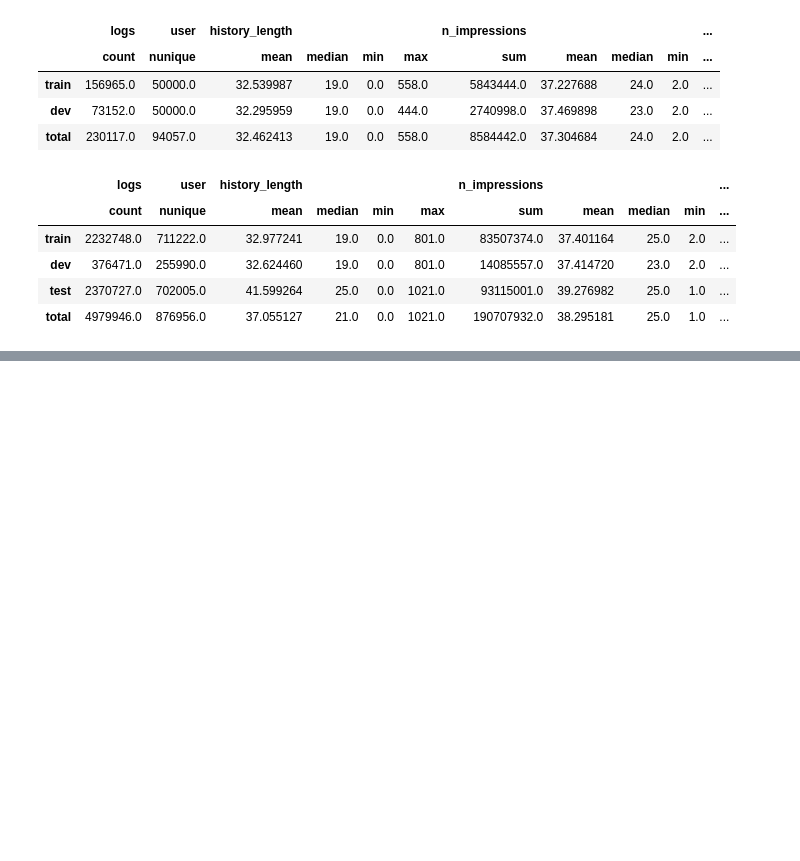
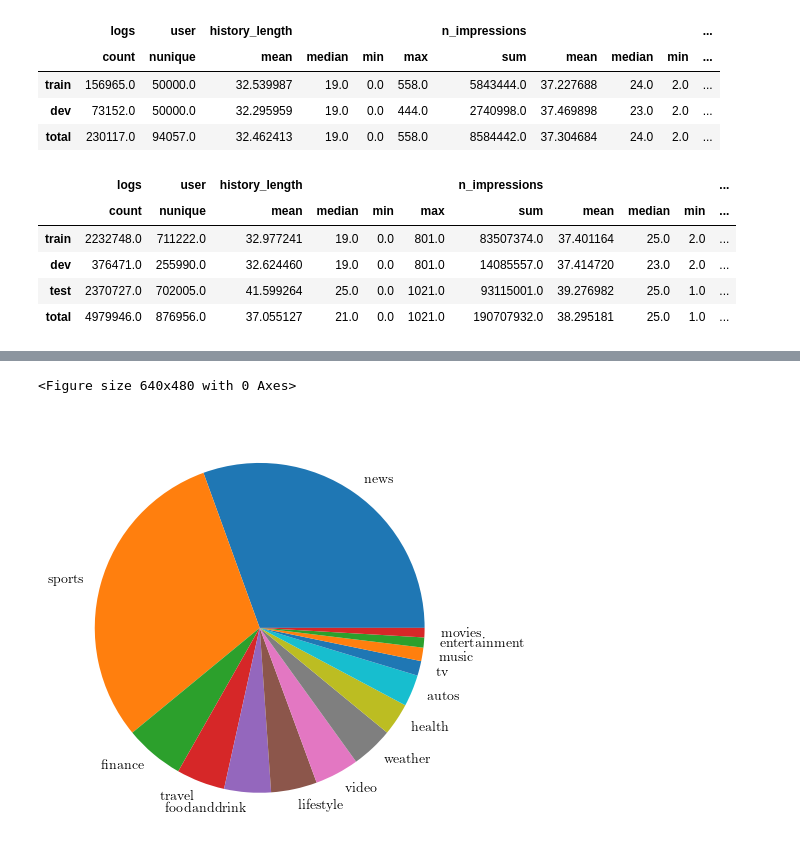
Before and after one commit to koengommers/news-recommendation, a Jupyter notebook: notebooks/Data.ipynb, the cells around one changed output, grey strips where cells are left out. Drawn from its saved outputs; the diff is of its cells as text; code cells hidden in the pictures; blank space fills up the shorter version.

```diff
--- a/notebooks/Data.ipynb
+++ b/notebooks/Data.ipynb
@@ -85,0 +154,17 @@ impression_stats("large")
+# %%
+pie = news.category.value_counts().plot.pie(labeldistance=1.1, legend=False)
+wedges, labels = pie.get_legend_handles_labels()
+colors = [wedge.get_facecolor() for wedge in wedges]
+color_map = dict(zip(labels, colors))
+plt.clf()
+# %% [output]
+<Figure size 640x480 with 0 Axes>
+# %%
+minimum = 100
+category_count = news.category.value_counts()
+included_categories = category_count[category_count >= minimum]
+with plot_latex_style():
+    included_categories.plot.pie(ylabel="", figsize=get_figsize(fraction=0.8, aspect_ratio=1))
+    plt.savefig(os.path.join(cfg.images_dir, "topic_distribution.pdf"), format="pdf", bbox_inches="tight")
+# %% [output]
+[figure, added]
```
Also changed, not shown: parts of 13 cells of this notebook, 1 other file.
